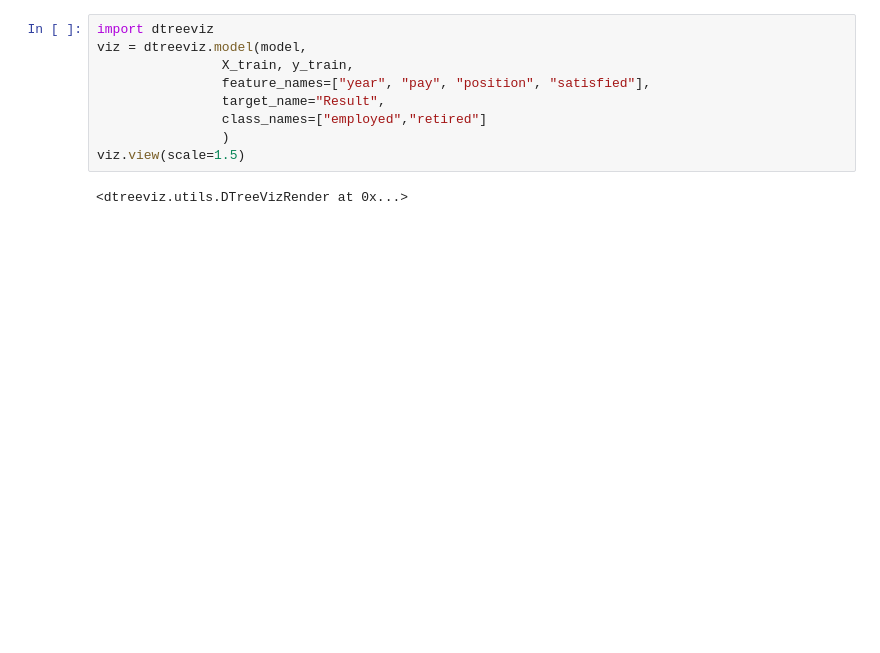
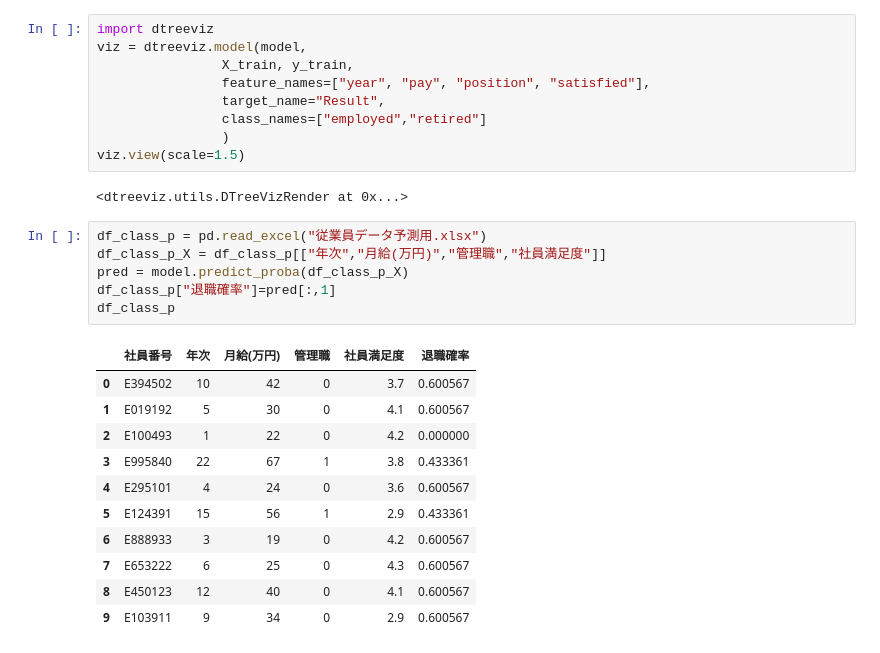
Before and after one commit to itsukikawamu/practice_python, a Jupyter notebook: src/supervised_learning/super_learning.ipynb, the cells around one changed output. Cells and saved outputs as stored; diff of their text form; blank space fills up the shorter version.

```diff
--- a/src/supervised_learning/super_learning.ipynb
+++ b/src/supervised_learning/super_learning.ipynb
@@ -59,3 +60,21 @@ viz = dtreeviz.model(model,
 viz.view(scale=1.5)
 # %% [output]
 <dtreeviz.utils.DTreeVizRender at 0x...>
+# %%
+df_class_p = pd.read_excel("従業員データ予測用.xlsx")
+df_class_p_X = df_class_p[["年次","月給(万円)","管理職","社員満足度"]]
+pred = model.predict_proba(df_class_p_X)
+df_class_p["退職確率"]=pred[:,1]
+df_class_p
+# %% [output]
+|  | 社員番号 | 年次 | 月給(万円) | 管理職 | 社員満足度 | 退職確率 |
+| 0 | E394502 | 10 | 42 | 0 | 3.7 | 0.600567 |
+| 1 | E019192 | 5 | 30 | 0 | 4.1 | 0.600567 |
+| 2 | E100493 | 1 | 22 | 0 | 4.2 | 0.000000 |
+| 3 | E995840 | 22 | 67 | 1 | 3.8 | 0.433361 |
+| 4 | E295101 | 4 | 24 | 0 | 3.6 | 0.600567 |
+| 5 | E124391 | 15 | 56 | 1 | 2.9 | 0.433361 |
+| 6 | E888933 | 3 | 19 | 0 | 4.2 | 0.600567 |
+| 7 | E653222 | 6 | 25 | 0 | 4.3 | 0.600567 |
+| 8 | E450123 | 12 | 40 | 0 | 4.1 | 0.600567 |
+| 9 | E103911 | 9 | 34 | 0 | 2.9 | 0.600567 |
```
Also changed, not shown: parts of 20 cells of this notebook.
